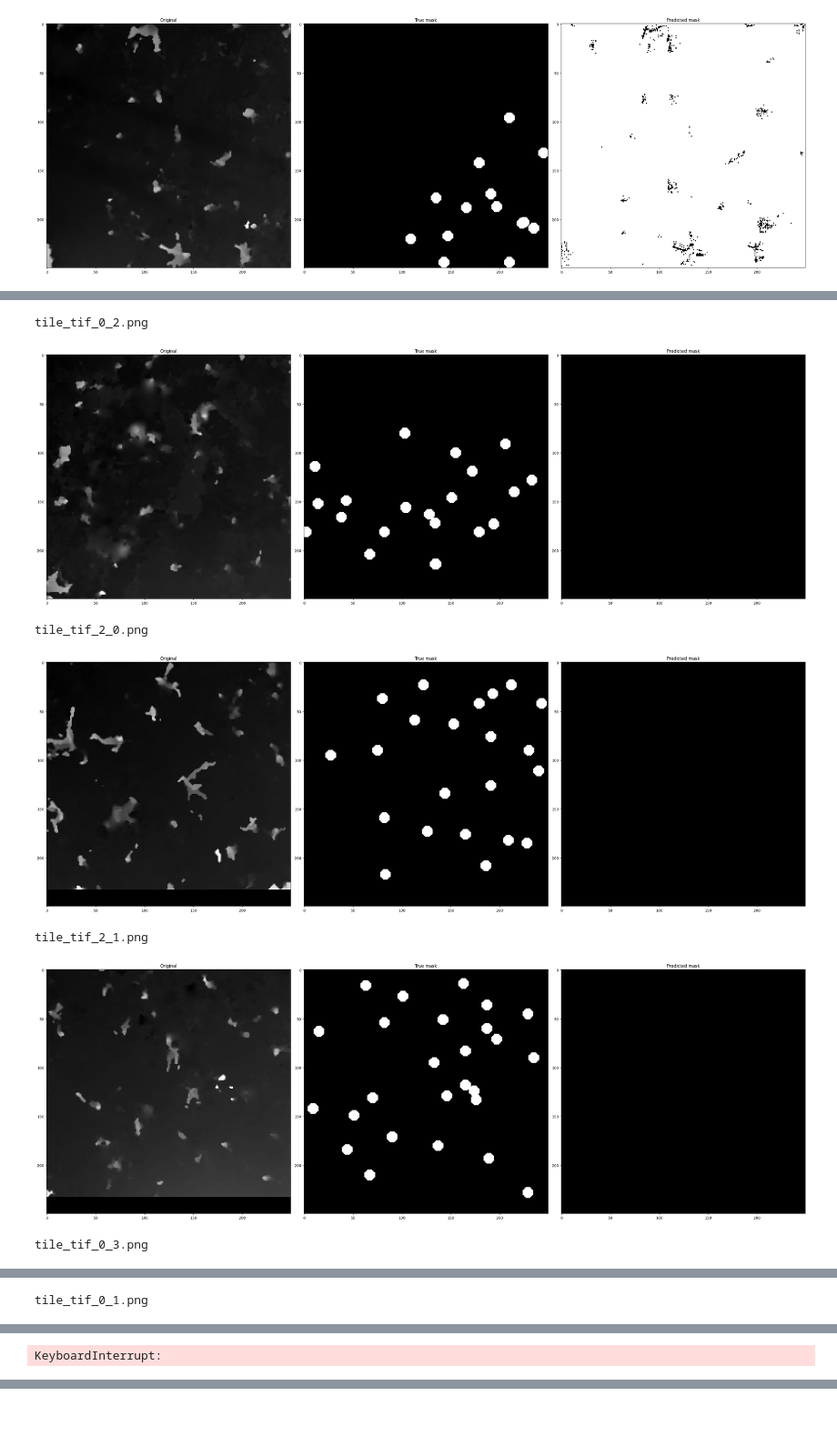
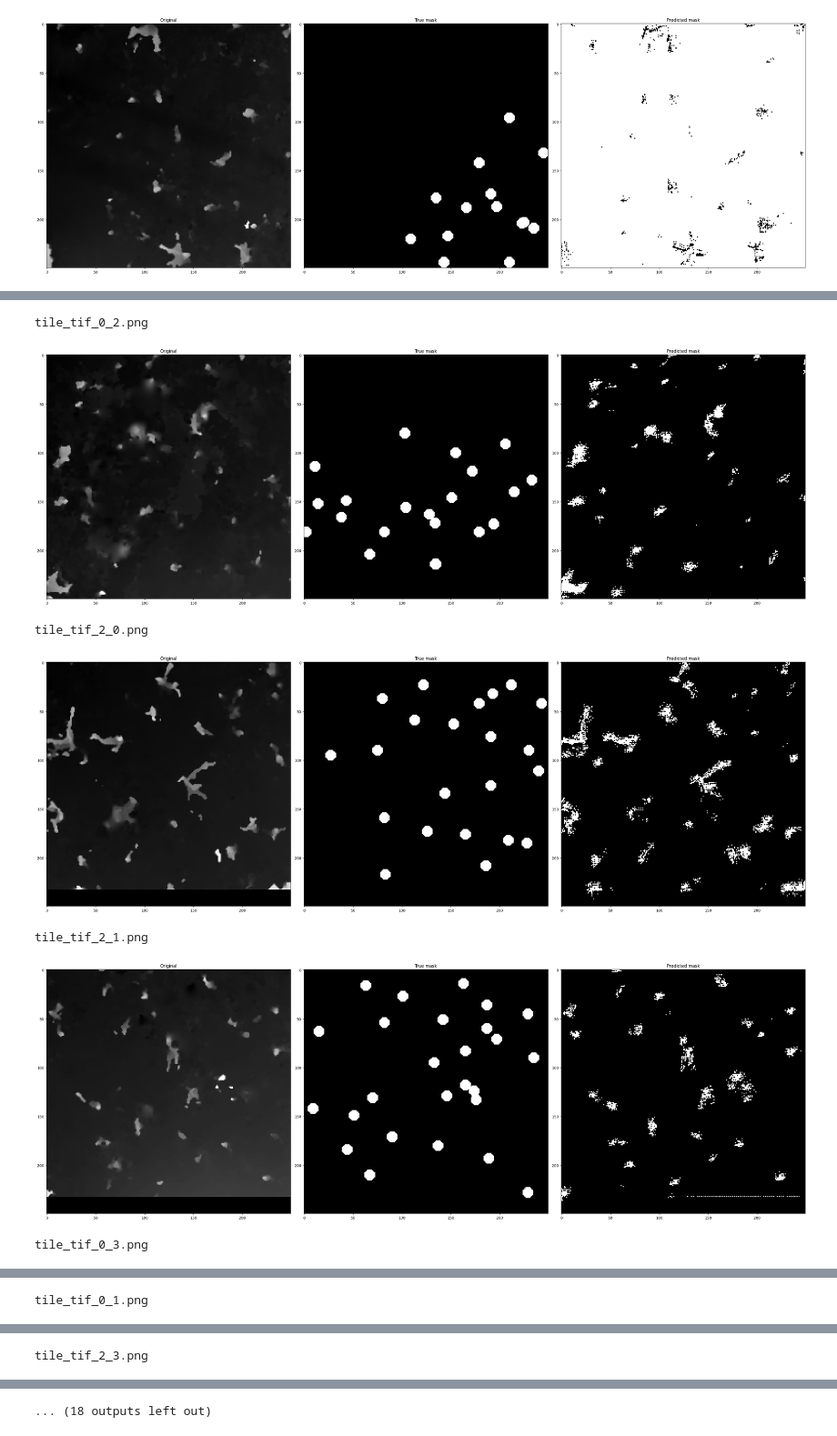
Before and after one commit to Aerial-Image-Categorization/CanopyMapping, a Jupyter notebook: src/02_train.ipynb, the cells around one changed output, grey strips where cells are left out. Shown at 91% size. Saved outputs shown, nothing was run; the diff lists cells and outputs as text; code cells hidden in the pictures.

Commit message:
extended dataset with greyscaled images

```diff
--- a/src/02_train.ipynb
+++ b/src/02_train.ipynb
@@ -298,7 +298,7 @@ def predict_img(net,
     #return mask[0].long().numpy()
 # %%
 net = UNet(n_channels=1, n_classes=1)
-state_dict = torch.load('../model/checkpoints/checkpoint_epoch10.pth', map_location=device)
+state_dict = torch.load('../model/checkpoints/rms_third_epoch10.pth', map_location=device)
 net.load_state_dict(state_dict)
 # %% [output]
 <All keys matched successfully>
@@ -422,13 +408,13 @@ tile_tif_1_4.png
 # %%
 plot_prediction(net,
            '../data/tiles/formatted',
            '../results',
-           out_threshold=0.11)
+           out_threshold=0.65)
 # %% [output]
 tile_tif_0_2.png
-[figure, old version]
+[figure, new version]
 tile_tif_2_0.png
-[figure, old version]
+[figure, new version]
 tile_tif_2_1.png
-[figure, old version]
+[figure, new version]
 tile_tif_0_3.png
@@ -437 +424 @@ tile_tif_0_1.png
-KeyboardInterrupt:
+tile_tif_2_3.png
@@ -438,3 +426,4 @@ KeyboardInterrupt:
+... (18 outputs left out)
 # %%
 convert_PNGtoSHP('../data/tiles/original')
 # %%
```
Also changed, not shown: parts of 2 cells of this notebook, 3 other files.
